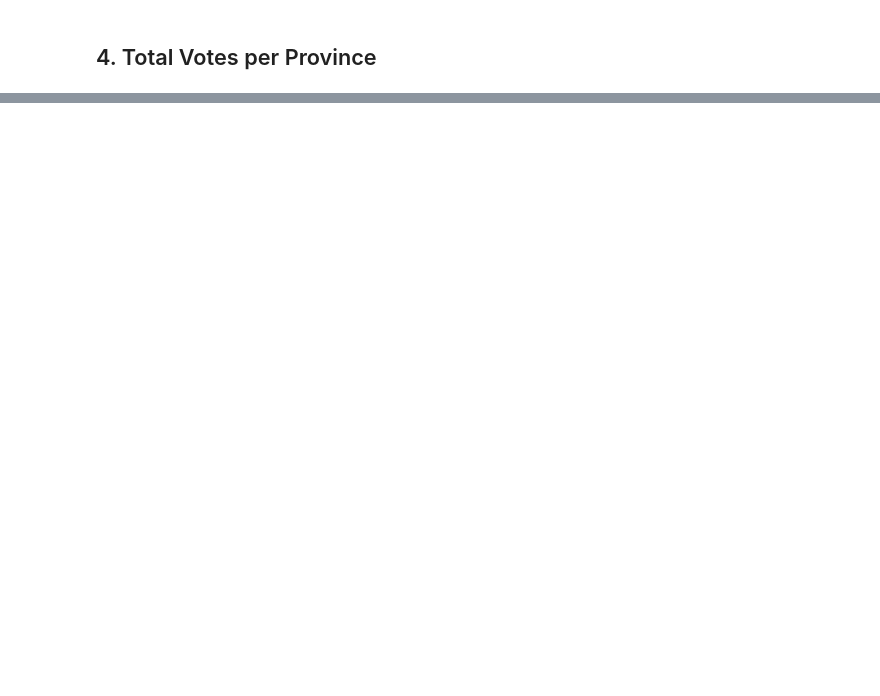
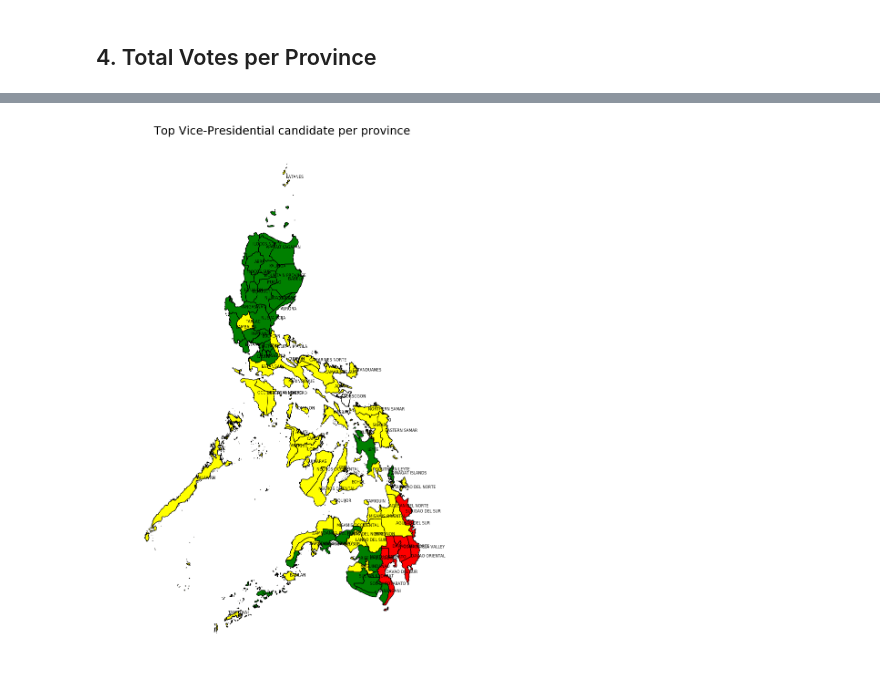
Before and after one commit to gpesleta/elections, a Jupyter notebook: PhilippineElections_Esleta.ipynb, the cells around one changed output, grey strips where cells are left out. Saved outputs shown, nothing was run; the diff lists cells and outputs as text; code cells hidden in the pictures; blank space fills up the shorter version.

```diff
--- a/PhilippineElections_Esleta.ipynb
+++ b/PhilippineElections_Esleta.ipynb
@@ -473,0 +776,4 @@ ax.axis('off');
+# %%
+display_ranks('vice-president', 'province')
+# %% [output]
+[figure, added]
```
Also changed, not shown: parts of 115 cells of this notebook, 22 other files.
